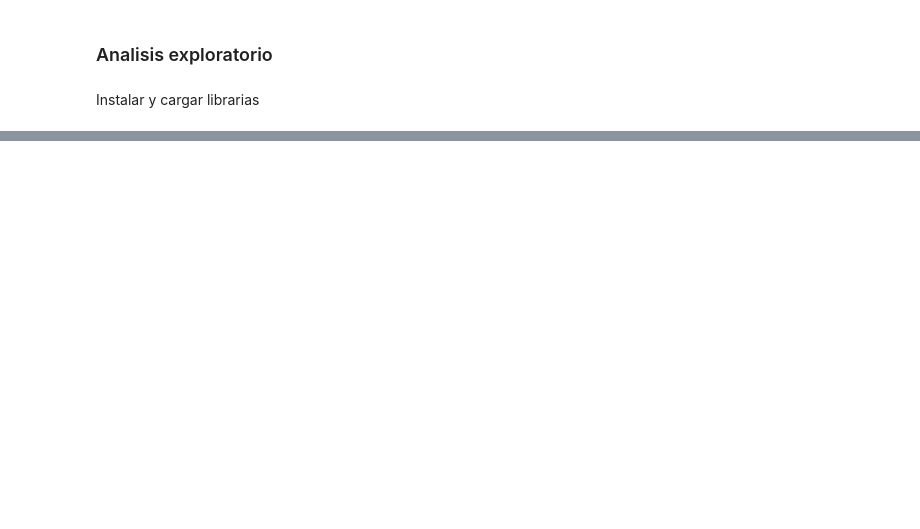
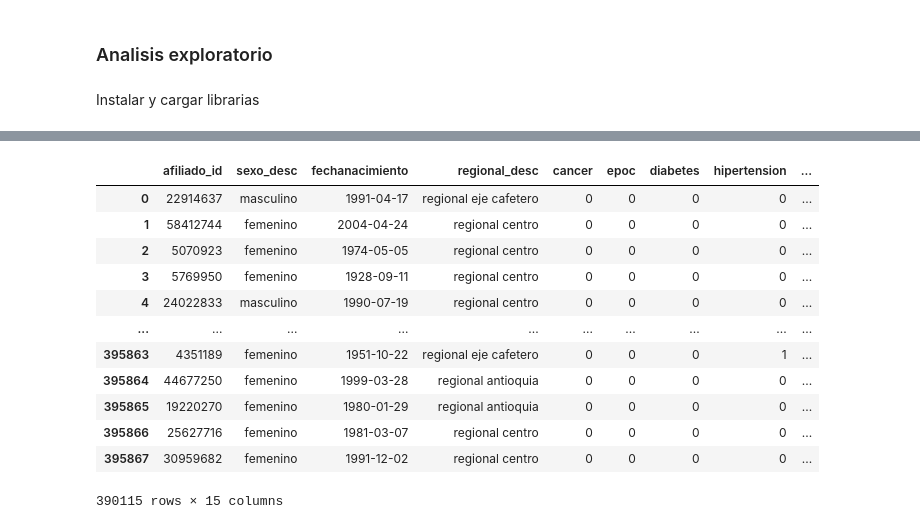
Before and after one commit to danielalopezanaya/FINANZAS, a Jupyter notebook: AnalisiExploratorio.ipynb, the cells around one changed output, grey strips where cells are left out. Saved outputs shown, nothing was run; the diff lists cells and outputs as text; code cells hidden in the pictures; blank space fills up the shorter version.

```diff
--- a/AnalisiExploratorio.ipynb
+++ b/AnalisiExploratorio.ipynb
@@ -118,0 +361,8 @@ pd.read_sql_query("SELECT * FROM diagnosticos;",conn)
+# %%
+#Crear lista con las variables para calcular porcentaje de nulos
+lista = ['sexo_desc', 'fechanacimiento', 'regional_desc', 'cancer','epoc', 'diabetes', 'enf_cardiovascular','hipertension', 'diagnostico_desc', 'reclamacion_desc']
+
+for x in lista:
+    print(x)
+    porc_nulos=round(compl[x].isnull().sum().sum()/compl[x].size, 6)*100
+    print(porc_nulos, '%')
@@ -118,0 +390,33 @@ pd.read_sql_query("SELECT * FROM diagnosticos;",conn)
+# %%
+# Eliminar datos nulos
+compl=compl.dropna()
+# %%
+# Eliminar tildes
+compl['diagnostico_desc'] = compl['diagnostico_desc'].apply(lambda x: unidecode(x))
+compl['reclamacion_desc'] = compl['reclamacion_desc'].apply(lambda x: unidecode(x))
+compl['regional_desc'] = compl['regional_desc'].apply(lambda x: unidecode(x))
+# %%
+#Crear lista con las variables a convertir a int
+lista = ['cancer','epoc', 'diabetes', 'enf_cardiovascular','hipertension', 'cantidad']
+
+for x in lista:
+    compl[x]=compl[x].astype(int)
+# %%
+#Aplicar función para crear columna de precio promedio
+compl['prom_precio']=compl.apply(prom, axis=1)
+
+compl
+# %% [output]
+|  | afiliado_id | sexo_desc | fechanacimiento | regional_desc | cancer | epoc | diabetes | hipertension | ... |
+| 0 | 22914637 | masculino | 1991-04-17 | regional eje cafetero | 0 | 0 | 0 | 0 | ... |
+| 1 | 58412744 | femenino | 2004-04-24 | regional centro | 0 | 0 | 0 | 0 | ... |
+| 2 | 5070923 | femenino | 1974-05-05 | regional centro | 0 | 0 | 0 | 0 | ... |
+| 3 | 5769950 | femenino | 1928-09-11 | regional centro | 0 | 0 | 0 | 0 | ... |
+| 4 | 24022833 | masculino | 1990-07-19 | regional centro | 0 | 0 | 0 | 0 | ... |
+| ... | ... | ... | ... | ... | ... | ... | ... | ... | ... |
+| 395863 | 4351189 | femenino | 1951-10-22 | regional eje cafetero | 0 | 0 | 0 | 1 | ... |
+| 395864 | 44677250 | femenino | 1999-03-28 | regional antioquia | 0 | 0 | 0 | 0 | ... |
+| 395865 | 19220270 | femenino | 1980-01-29 | regional antioquia | 0 | 0 | 0 | 0 | ... |
+| 395866 | 25627716 | femenino | 1981-03-07 | regional centro | 0 | 0 | 0 | 0 | ... |
+| 395867 | 30959682 | femenino | 1991-12-02 | regional centro | 0 | 0 | 0 | 0 | ... |
+390115 rows × 15 columns
```
Also changed, not shown: parts of 91 cells of this notebook.
